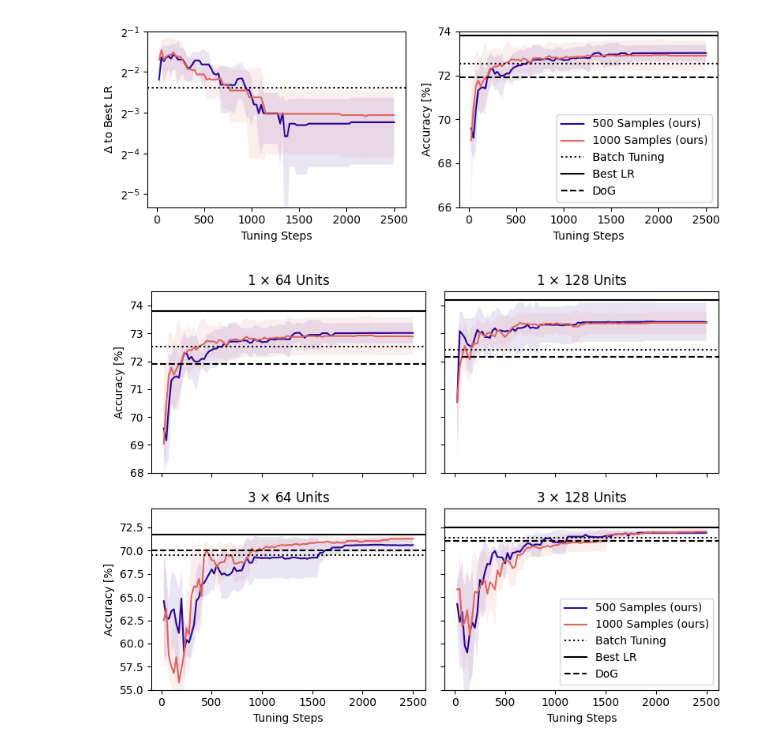
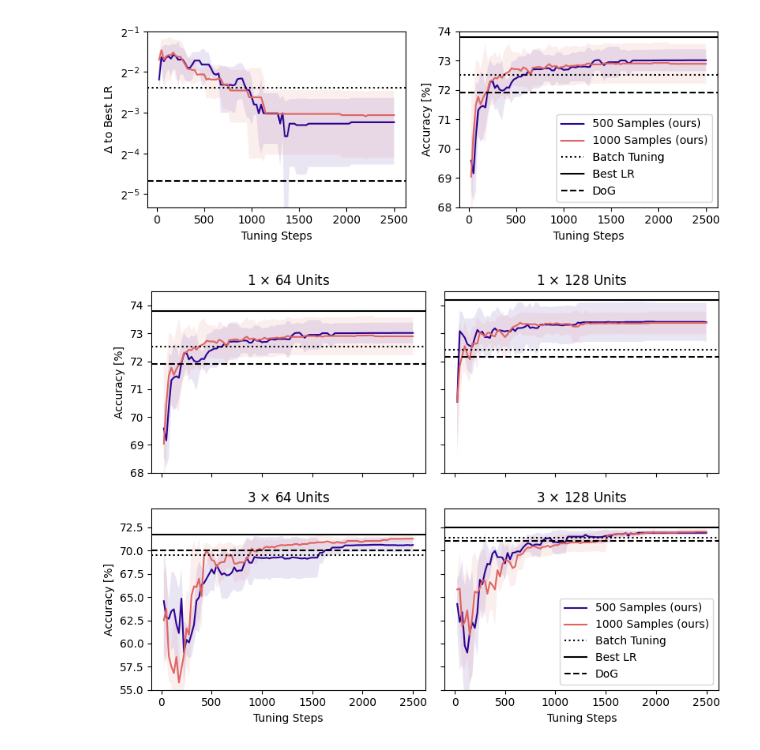
Before and after one commit to lucasczz/OLRONN, a Jupyter notebook: notebooks/pretune.ipynb, the cells around one changed output. Cells and saved outputs as stored; diff of their text form; code cells hidden in the pictures.

```diff
--- a/notebooks/pretune.ipynb
+++ b/notebooks/pretune.ipynb
@@ -153,6 +165,18 @@ stream = pd.concat(results)
 # %%
-stream = stream.fillna(0)
-stream_mean = agg_dataframe(stream, cols_to_keep=['n_hidden_layers', 'n_hidden_units', 'n_samples', 'step', 'optimizer'])
+from tools.base import DATASETS_SYNTH
+
+
+real_streams = stream[~stream.dataset.isin(DATASETS_SYNTH)]
+stream_mean = agg_dataframe(
+    real_streams,
+    cols_to_keep=[
+        "n_hidden_layers",
+        "n_hidden_units",
+        "n_samples",
+        "step",
+        "optimizer",
+    ],
+)
 # %%
 colors = {500: "#2C0493", 1000: "#E06461"}
 linestyles = {"DoG": "dashed", "Best LR": "solid", "Batch Tuning": "dotted"}
@@ -161,7 +185,7 @@ fig, axs = plt.subplots(ncols=2, figsize=(8, 3))
 dfp = stream_mean[
     (stream_mean["n_hidden_layers"] == 1) & (stream_mean["n_hidden_units"] == 64)
 ]
-df_tune = dfp[(stream_mean["optimizer"] == "Pre-Tuning")]
+df_tune = dfp[(dfp["optimizer"] == "Pre-Tuning")]
 for ax, var_y in zip(axs, vars_y):
     for n_samples, df_n_samples in df_tune.groupby("n_samples"):
         steps = df_n_samples["step"]
@@ -173,36 +197,36 @@ for ax, var_y in zip(axs, vars_y):
             scores,
             c=color,
             label=f"{int(n_samples)} Samples (ours)",
         )
         ax.fill_between(
             steps,
             scores - stds,
             scores + stds,
             color=color,
             edgecolor="none",
             alpha=0.1,
         )
     for baseline, df_base in dfp.groupby("optimizer"):
-        if baseline == "Pre-Tuning" or (baseline == "DoG" and var_y == "delta_best_lr"):
+        if baseline == "Pre-Tuning":
             continue
         ax.axhline(
             df_base[f"{var_y}_mean"].item(),
             label=baseline,
             color="black",
             linestyle=linestyles[baseline],
         )
     ax.set_xlabel("Tuning Steps")
 
 axs[0].set_yscale("log", base=2)
 axs[0].set_ylim([0.025, 0.5])
-axs[1].set_ylim([66, 74])
+axs[1].set_ylim([68, 74])
 axs[0].set_ylabel(r"$\Delta$ to Best LR")
 axs[1].set_ylabel("Accuracy [%]")
 fig.tight_layout()
 ax.legend()
 fig.savefig("../pub/figures/pretune_1x64_acc_lr_exp_schedule.pdf")
 # %% [output]
-[figure, old version]
+[figure, new version]
 # %%
 colors = {500: "#2C0493", 1000: "#E06461"}
 linestyles = {"DoG": "dashed", "Best LR": "solid", "Batch Tuning": "dotted"}
```
Also changed, not shown: parts of 6 cells of this notebook, 23 other files.
